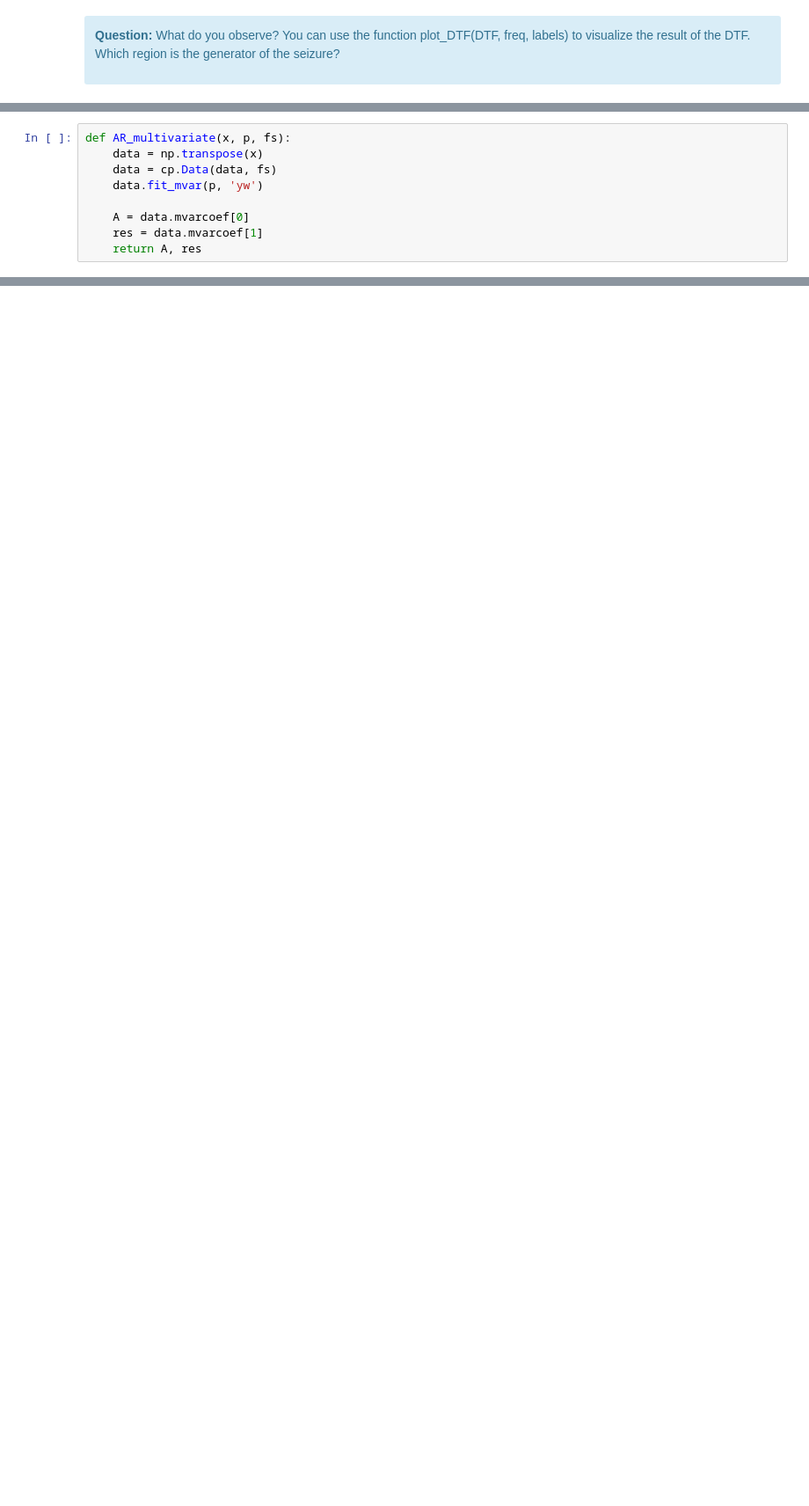
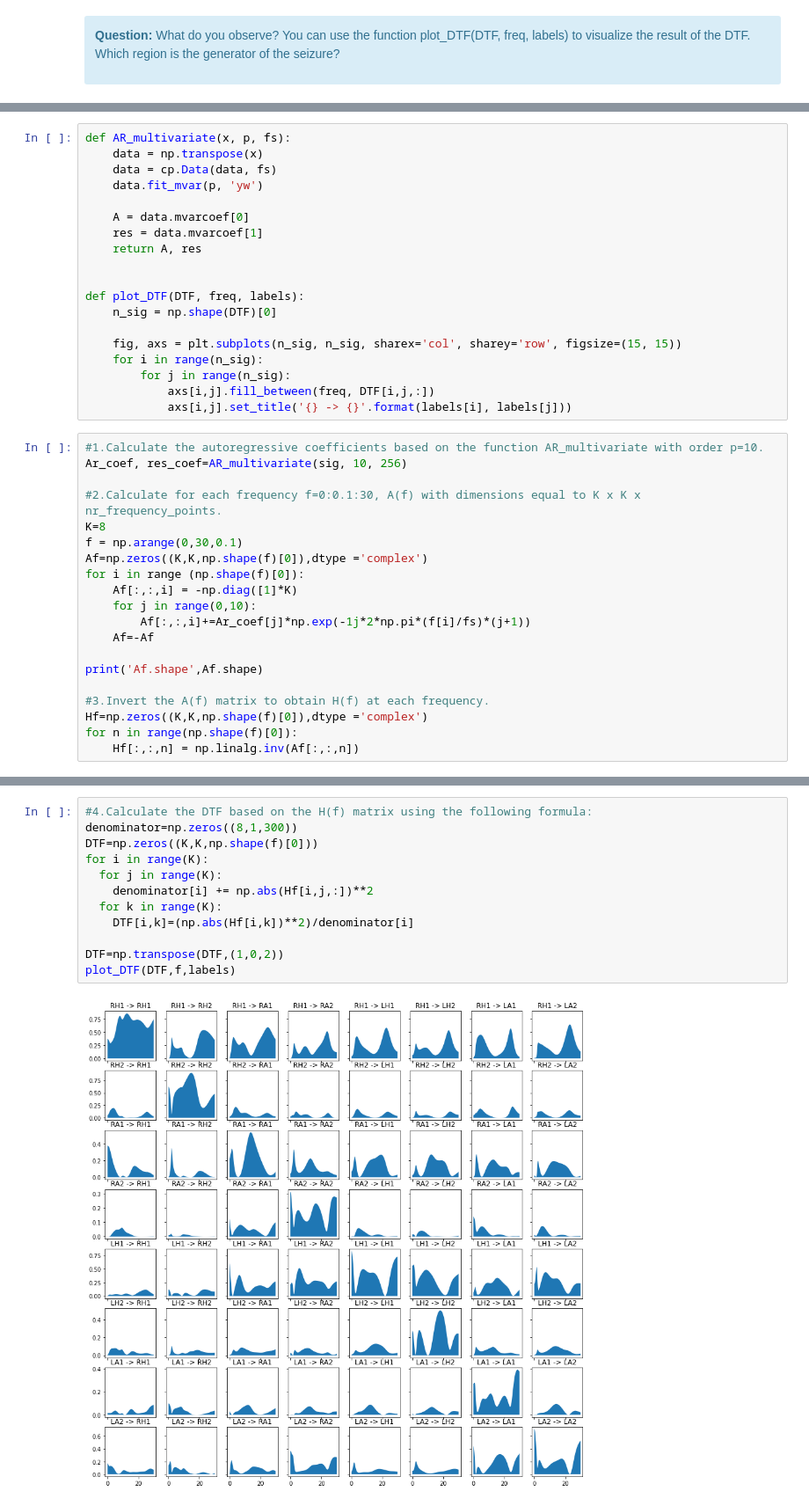
Before and after one commit to cesarz10/Neuro-Engineering-UGent, a Jupyter notebook: Practicum_FunctionalConnectivity_Students.ipynb, the cells around one changed output, grey strips where cells are left out. Shown at 88% size. Cells and saved outputs as stored; diff of their text form; blank space fills up the shorter version.

```diff
--- a/Practicum_FunctionalConnectivity_Students.ipynb
+++ b/Practicum_FunctionalConnectivity_Students.ipynb
@@ -387,3 +441,33 @@ def AR_multivariate(x, p, fs):
     A = data.mvarcoef[0]
     res = data.mvarcoef[1]
     return A, res
+
+
+def plot_DTF(DTF, freq, labels):
+    n_sig = np.shape(DTF)[0]
+
+    fig, axs = plt.subplots(n_sig, n_sig, sharex='col', sharey='row', figsize=(15, 15))
+    for i in range(n_sig):
+        for j in range(n_sig):
+            axs[i,j].fill_between(freq, DTF[i,j,:])
+            axs[i,j].set_title('{} -> {}'.format(labels[i], labels[j]))
+# %%
+#1.Calculate the autoregressive coefficients based on the function AR_multivariate with order p=10.
+Ar_coef, res_coef=AR_multivariate(sig, 10, 256)
+
+#2.Calculate for each frequency f=0:0.1:30, A(f) with dimensions equal to K x K x nr_frequency_points.
+K=8
+f = np.arange(0,30,0.1)
+Af=np.zeros((K,K,np.shape(f)[0]),dtype ='complex')
+for i in range (np.shape(f)[0]):
+    Af[:,:,i] = -np.diag([1]*K)
+    for j in range(0,10):
+        Af[:,:,i]+=Ar_coef[j]*np.exp(-1j*2*np.pi*(f[i]/fs)*(j+1))
+    Af=-Af
+
+print('Af.shape',Af.shape)
+
+#3.Invert the A(f) matrix to obtain H(f) at each frequency.
+Hf=np.zeros((K,K,np.shape(f)[0]),dtype ='complex')
+for n in range(np.shape(f)[0]):
+    Hf[:,:,n] = np.linalg.inv(Af[:,:,n])
@@ -389,0 +476,14 @@ def AR_multivariate(x, p, fs):
+# %%
+#4.Calculate the DTF based on the H(f) matrix using the following formula:
+denominator=np.zeros((8,1,300))
+DTF=np.zeros((K,K,np.shape(f)[0]))
+for i in range(K):
+  for j in range(K):
+    denominator[i] += np.abs(Hf[i,j,:])**2
+  for k in range(K):
+    DTF[i,k]=(np.abs(Hf[i,k])**2)/denominator[i]
+
+DTF=np.transpose(DTF,(1,0,2))
+plot_DTF(DTF,f,labels)
+# %% [output]
+[figure, added]
```
Also changed, not shown: parts of 20 cells of this notebook.
